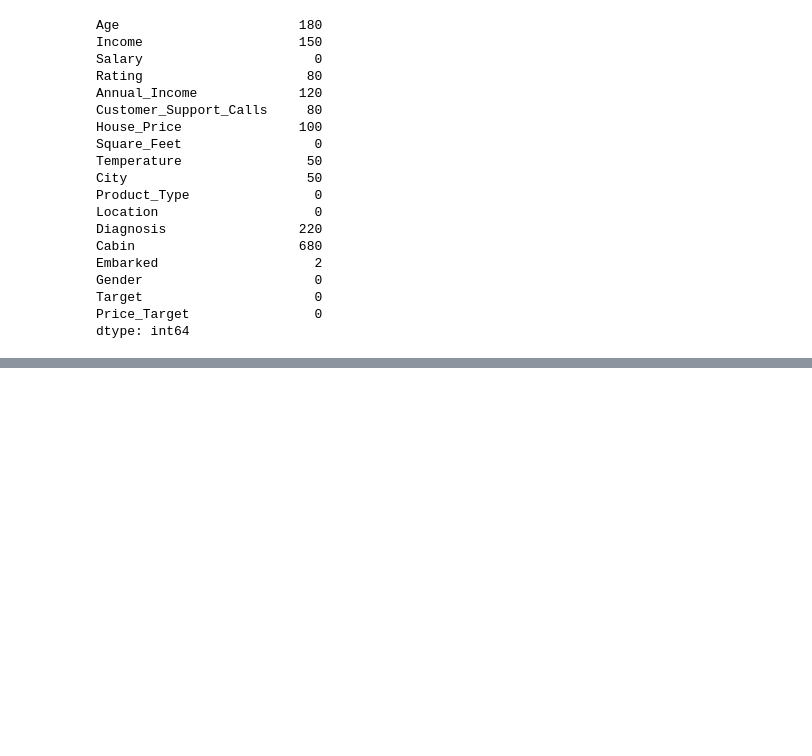
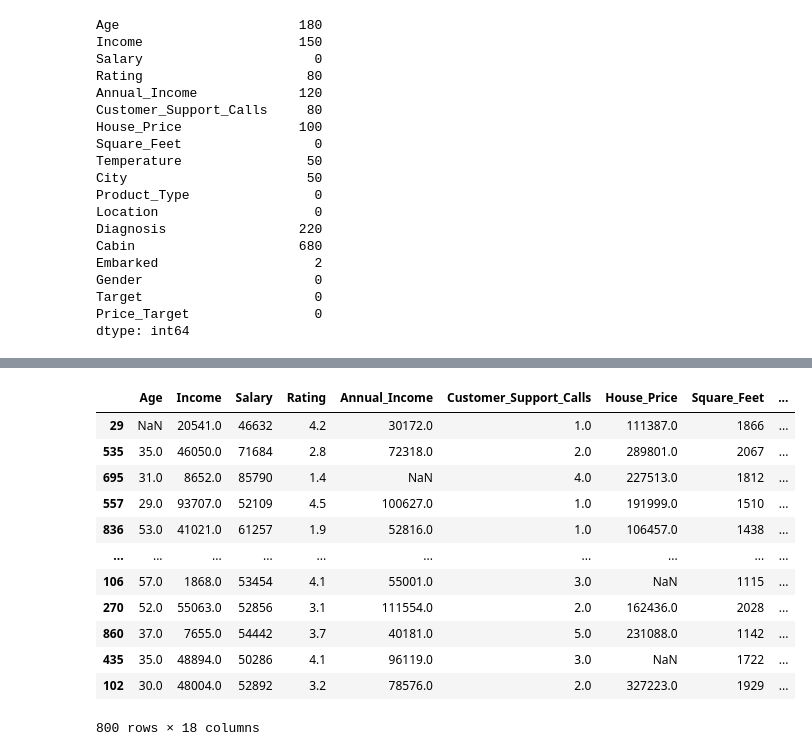
Before and after one commit to hamidulhoque11/Machine-Learning, a Jupyter notebook: ML Problem Solving/03_4(problem )Feature Eingineering.ipynb, the cells around one changed output, grey strips where cells are left out. Saved outputs shown, nothing was run; the diff lists cells and outputs as text; code cells hidden in the pictures; blank space fills up the shorter version.

```diff
--- a/ML Problem Solving/03_4(problem )Feature Eingineering.ipynb
+++ b/ML Problem Solving/03_4(problem )Feature Eingineering.ipynb
@@ -36,0 +83,6 @@ dtype: int64
+# %%
+missing_string=SimpleImputer(missing_values=np.nan,strategy='constant',add_indicator=True)
+missing_string.fit(X_train[['Diagnosis']])
+X_train[['Diagnosis','missing_indicator']]=missing_string.transform(X_train[['Diagnosis']])
+X_test[['Diagnosis','missing_indicator']]=missing_string.transform(X_test[['Diagnosis']])
+X_train.isnull().sum()
@@ -36,0 +131,16 @@ dtype: int64
+# %%
+X_train
+# %% [output]
+|  | Age | Income | Salary | Rating | Annual_Income | Customer_Support_Calls | House_Price | Square_Feet | ... |
+| 29 | NaN | 20541.0 | 46632 | 4.2 | 30172.0 | 1.0 | 111387.0 | 1866 | ... |
+| 535 | 35.0 | 46050.0 | 71684 | 2.8 | 72318.0 | 2.0 | 289801.0 | 2067 | ... |
+| 695 | 31.0 | 8652.0 | 85790 | 1.4 | NaN | 4.0 | 227513.0 | 1812 | ... |
+| 557 | 29.0 | 93707.0 | 52109 | 4.5 | 100627.0 | 1.0 | 191999.0 | 1510 | ... |
+| 836 | 53.0 | 41021.0 | 61257 | 1.9 | 52816.0 | 1.0 | 106457.0 | 1438 | ... |
+| ... | ... | ... | ... | ... | ... | ... | ... | ... | ... |
+| 106 | 57.0 | 1868.0 | 53454 | 4.1 | 55001.0 | 3.0 | NaN | 1115 | ... |
+| 270 | 52.0 | 55063.0 | 52856 | 3.1 | 111554.0 | 2.0 | 162436.0 | 2028 | ... |
+| 860 | 37.0 | 7655.0 | 54442 | 3.7 | 40181.0 | 5.0 | 231088.0 | 1142 | ... |
+| 435 | 35.0 | 48894.0 | 50286 | 4.1 | 96119.0 | 3.0 | NaN | 1722 | ... |
+| 102 | 30.0 | 48004.0 | 52892 | 3.2 | 78576.0 | 2.0 | 327223.0 | 1929 | ... |
+800 rows × 18 columns
```
Also changed, not shown: parts of 8 cells of this notebook.
